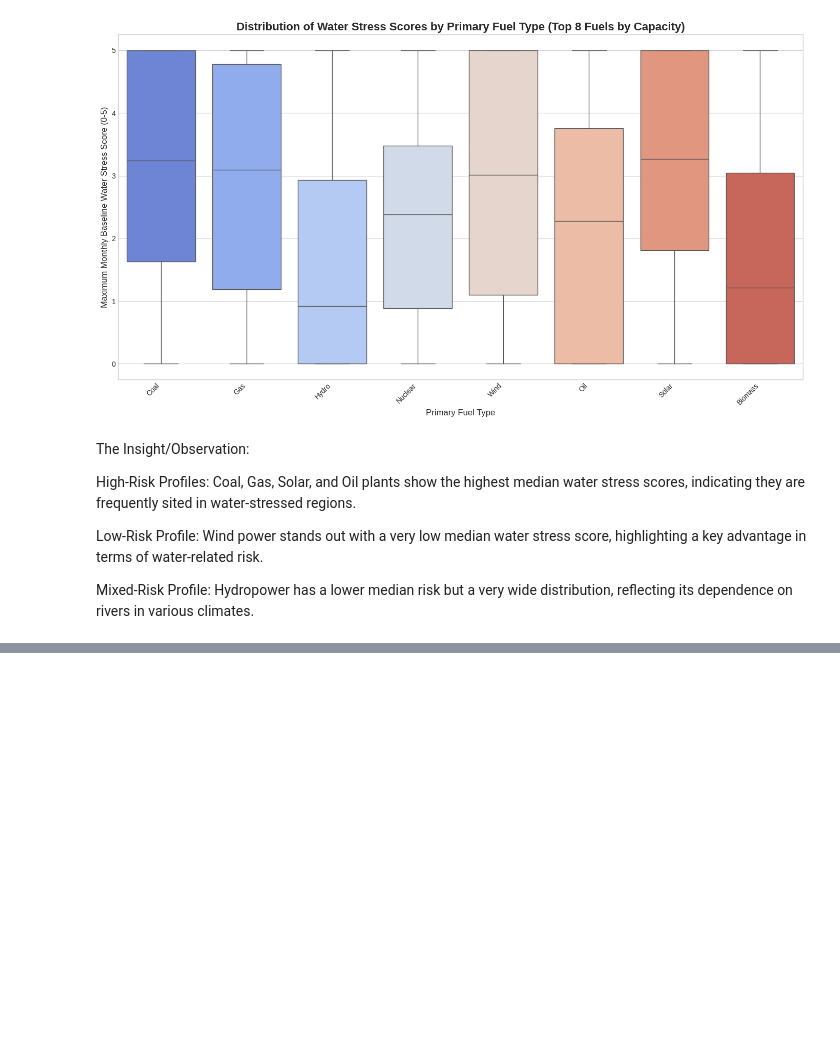
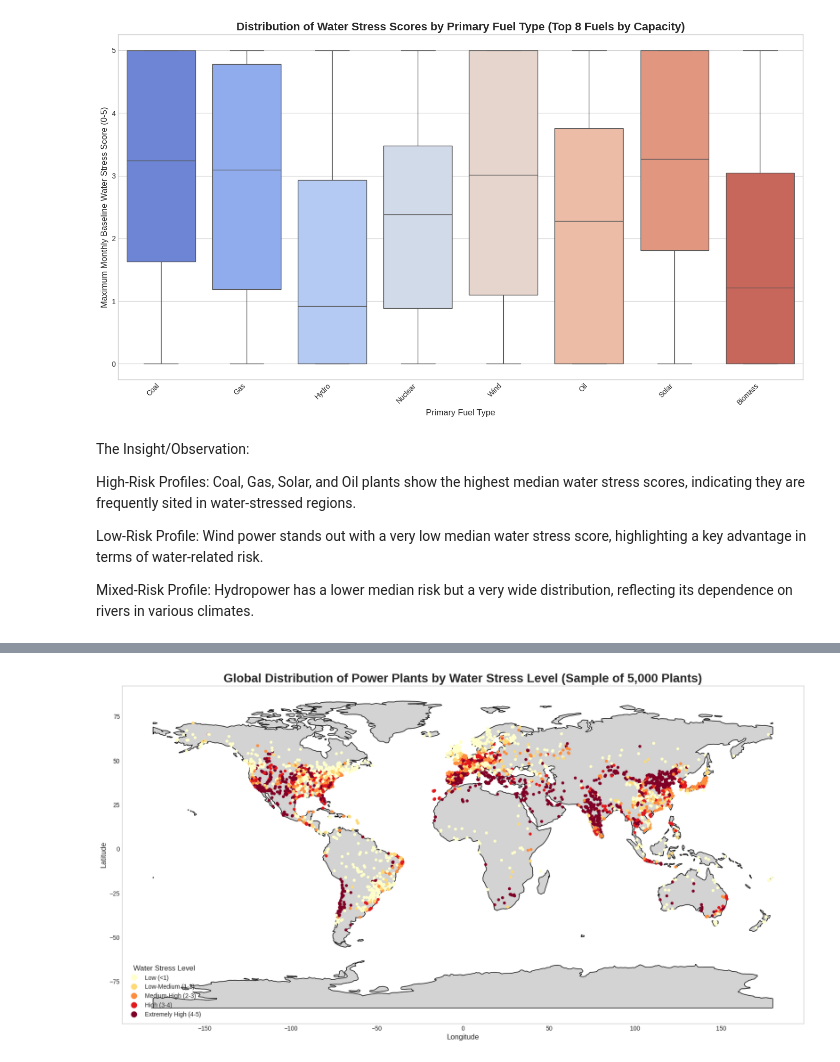
Before and after one commit to theouterlimitz/global-power-plant-database, a Jupyter notebook: Exploratory_Data_Analysis.ipynb, the cells around one changed output, grey strips where cells are left out. Saved outputs shown, nothing was run; the diff lists cells and outputs as text; code cells hidden in the pictures; blank space fills up the shorter version.

```diff
--- a/Exploratory_Data_Analysis.ipynb
+++ b/Exploratory_Data_Analysis.ipynb
@@ -78,3 +78,84 @@ High-Risk Profiles: Coal, Gas, Solar, and Oil plants show the highest median wat
 Low-Risk Profile: Wind power stands out with a very low median water stress score, highlighting a key advantage in terms of water-related risk.
 
 Mixed-Risk Profile: Hydropower has a lower median risk but a very wide distribution, reflecting its dependence on rivers in various climates.
+# %%
+import geopandas as gpd
+import matplotlib.pyplot as plt
+import pandas as pd
+
+# --- Assume df_final is already loaded from our previous step ---
+# If you are in a new session, uncomment the line below to load your clean data
+# df_final = pd.read_pickle('analytical_data.pkl')
+
+# ===================================================================
+# --- Step 1: Prepare the data for mapping ---
+# ===================================================================
+
+# If 'max_monthly_bws_score' doesn't exist, create it.
+if 'max_monthly_bws_score' not in df_final.columns:
+    print("Calculating 'max_monthly_bws_score'...")
+    bws_score_cols = [f'bws_{month:02d}_score' for month in range(1, 13)]
+    df_final['max_monthly_bws_score'] = df_final[bws_score_cols].max(axis=1)
+
+# Create a clear categorical label for the water stress score.
+score_bins = [-1, 1, 2, 3, 4, 5.1]
+score_labels = [
+    'Low (<1)',
+    'Low-Medium (1-2)',
+    'Medium-High (2-3)',
+    'High (3-4)',
+    'Extremely High (4-5)'
+]
+df_final['annual_bws_label'] = pd.cut(df_final['max_monthly_bws_score'], bins=score_bins, labels=score_labels)
+
+# Drop any plants that couldn't be matched or have no stress score for cleaner plotting.
+df_for_map = df_final.dropna(subset=['annual_bws_label', 'geometry']).copy()
+print(f"Using {len(df_for_map)} plants with valid location and water stress data.")
+
+# Take a random sample to keep the map readable and fast to render.
+df_sample = df_for_map.sample(n=min(5000, len(df_for_map)), random_state=42)
+print(f"Sampling {len(df_sample)} plants for mapping.")
+
+
+# ===================================================================
+# --- Step 2: Create the World Map ---
+# ===================================================================
+print("\nGenerating world map of power plant water stress...")
+
+# ** THE FINAL FIX IS HERE **
+# We will load the world map directly from a reliable GeoJSON URL.
+# This bypasses all local library and server download issues.
+try:
+    url = "https://d2ad6b4ur7yvpq.cloudfront.net/naturalearth-3.3.0/ne_110m_land.geojson"
+    world = gpd.read_file(url)
+
+    # Create the plot
+    fig, ax = plt.subplots(figsize=(20, 12))
+
+    # Plot the base world map
+    world.plot(ax=ax, color='lightgray', edgecolor='black')
+
+    # Plot the power plant data points on top
+    df_sample.plot(ax=ax,
+                   column='annual_bws_label',
+                   categorical=True,
+                   legend=True,
+                   markersize=15,
+                   cmap='YlOrRd',
+                   legend_kwds={
+                       'title': "Water Stress Level",
+                       'loc': 'lower left',
+                       'title_fontsize': '12',
+                       'fontsize': '10'
+                   })
+
+    ax.set_title('Global Distribution of Power Plants by Water Stress Level (Sample of 5,000 Plants)', fontsize=20, fontweight='bold')
+    ax.set_xlabel('Longitude', fontsize=12)
+    ax.set_ylabel('Latitude', fontsize=12)
+    ax.grid(False)
+
+    plt.show()
+
+except Exception as e:
+    print(f"An error occurred: {e}")
+# %% [output]
@@ -80,0 +166 @@ Mixed-Risk Profile: Hydropower has a lower median risk but a very wide distribut
+[figure, added]
```
Also changed, not shown: parts of 3 cells of this notebook.
